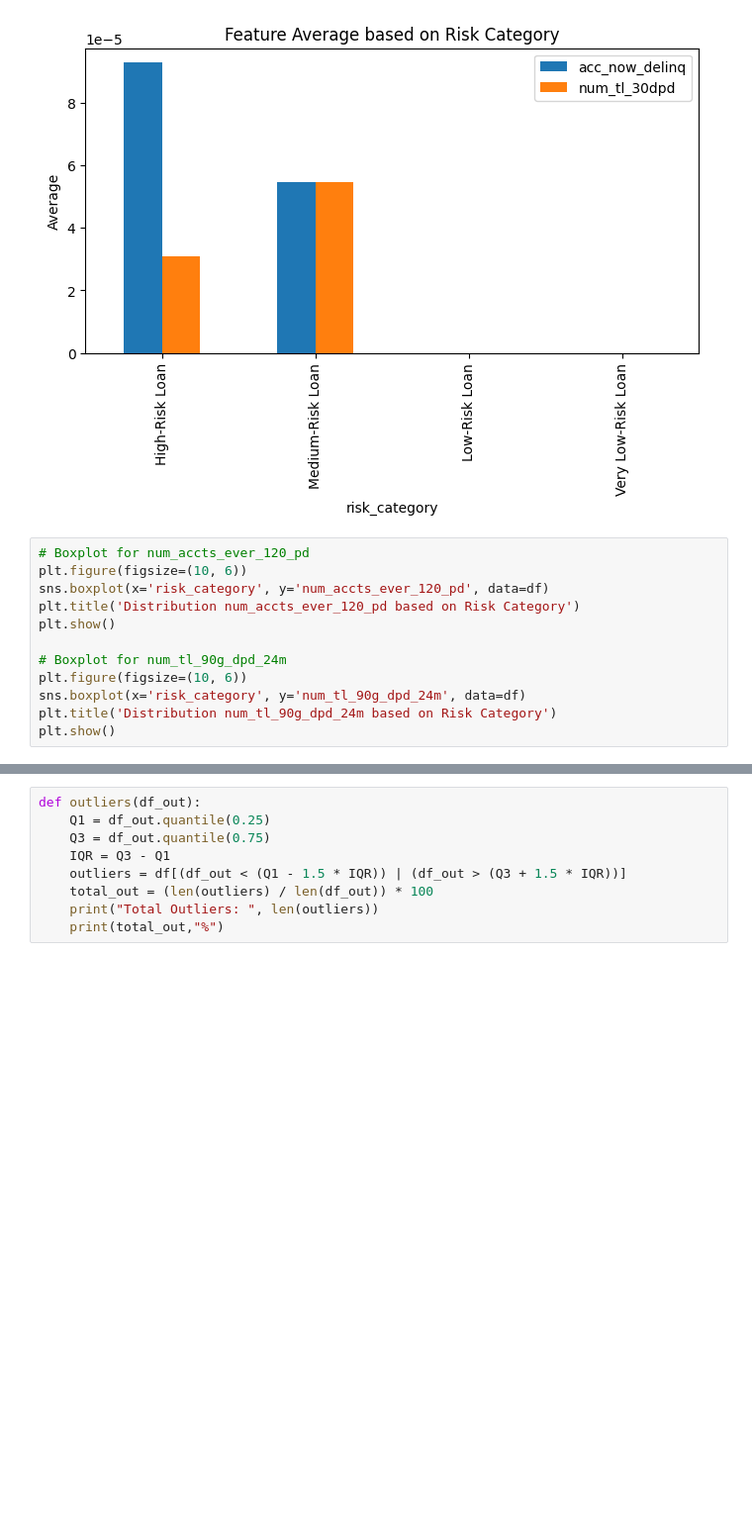
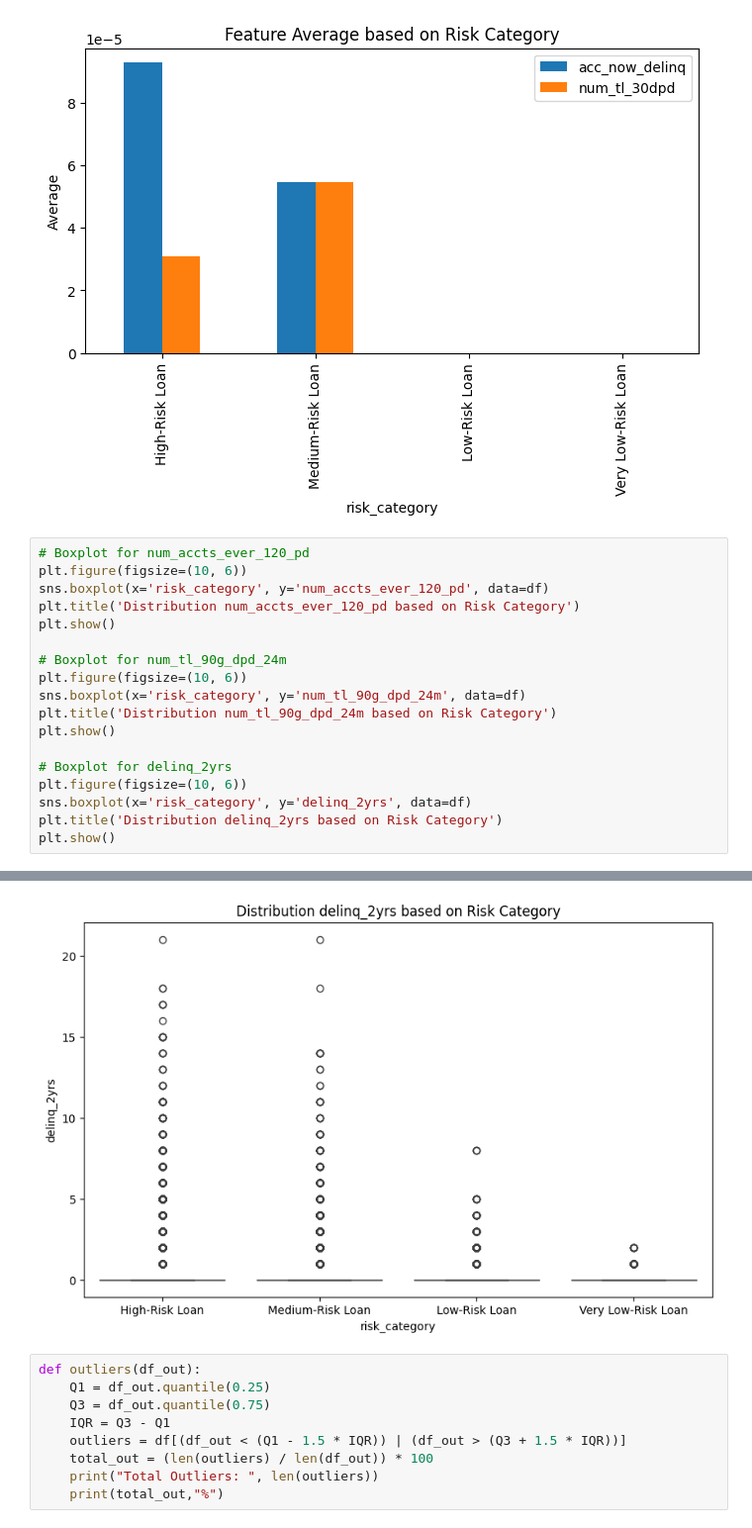
Before and after one commit to hidayah24/data-analyst-portfolio, a Jupyter notebook: Project-2-Credit-Risk-Analysis-and-Optimization-of-Lending-Decisions/Credit-Risk-Analysis.ipynb, the cells around one changed output, grey strips where cells are left out. Shown: that part at 99% size. Drawn from its saved outputs; the diff is of its cells as text; blank space fills up the shorter version.

Commit message:
Adding another box plot

```diff
--- a/Project-2-Credit-Risk-Analysis-and-Optimization-of-Lending-Decisions/Credit-Risk-Analysis.ipynb
+++ b/Project-2-Credit-Risk-Analysis-and-Optimization-of-Lending-Decisions/Credit-Risk-Analysis.ipynb
@@ -500,18 +500,25 @@ plt.show()
 # %%
 # Boxplot for num_accts_ever_120_pd
 plt.figure(figsize=(10, 6))
 sns.boxplot(x='risk_category', y='num_accts_ever_120_pd', data=df)
 plt.title('Distribution num_accts_ever_120_pd based on Risk Category')
 plt.show()
 
 # Boxplot for num_tl_90g_dpd_24m
 plt.figure(figsize=(10, 6))
 sns.boxplot(x='risk_category', y='num_tl_90g_dpd_24m', data=df)
 plt.title('Distribution num_tl_90g_dpd_24m based on Risk Category')
 plt.show()
+
+# Boxplot for delinq_2yrs
+plt.figure(figsize=(10, 6))
+sns.boxplot(x='risk_category', y='delinq_2yrs', data=df)
+plt.title('Distribution delinq_2yrs based on Risk Category')
+plt.show()
 # %% [output]
 [figure]
 [figure]
+[figure, added]
 # %%
 def outliers(df_out):
     Q1 = df_out.quantile(0.25)
```
Also changed, not shown: parts of 2 cells of this notebook.
